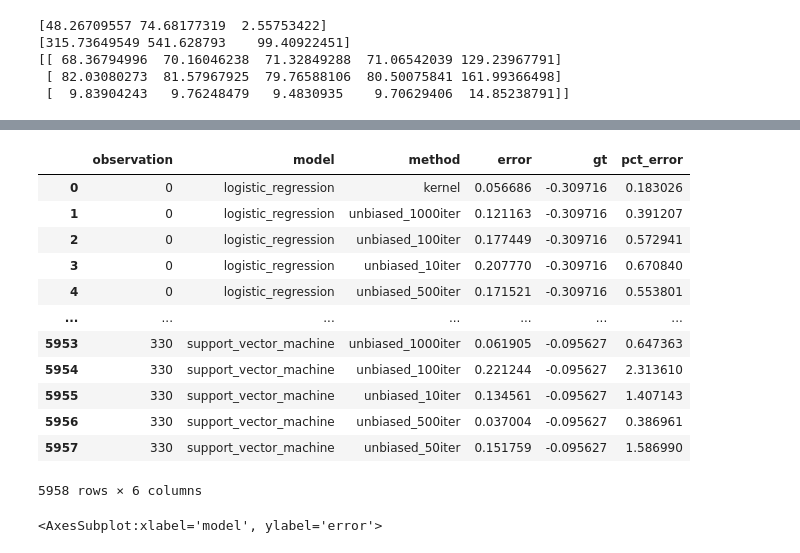
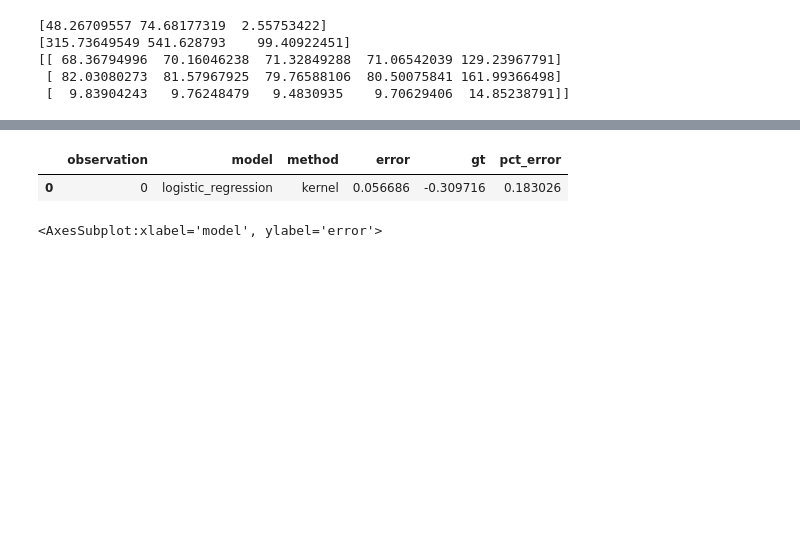
Before and after one commit to ModelOriented/DALEX, a Jupyter notebook: python/dalex/unbiased_kernel_shap_showroom/notebooks/load_data.ipynb, the cells around one changed output, grey strips where cells are left out. Cells and saved outputs as stored; diff of their text form; code cells hidden in the pictures; blank space fills up the shorter version.

```diff
--- a/python/dalex/unbiased_kernel_shap_showroom/notebooks/load_data.ipynb
+++ b/python/dalex/unbiased_kernel_shap_showroom/notebooks/load_data.ipynb
@@ -42,19 +38,21 @@ arr = load_result("random_forest", "10")
 def create_comparison_df(model: str, method: str, gt_method: str) -> pd.DataFrame:
     gt_df = load_df(model, gt_method)
     df = load_df(model, method)
-    df['model'] = model
-    df['method'] = method if method == 'kernel' else f'unbiased_{method}iter'
+    df["model"] = model
+    df["method"] = method if method == "kernel" else f"unbiased_{method}iter"
     res = df.merge(
         gt_df.rename(columns={"shap_value": "gt"}),
         how="inner",
         on=["observation", "feature"],
         validate="1:1",
     )
-    res['error'] = abs(res.shap_value - res['gt'])
-    # res['pct_diff'] = res['diff'] / abs(res['gt'])
+    res["error"] = abs(res.shap_value - res["gt"])
     return res
 
-def compare_all_dfs(models: List[str], methods: List[str], gt_method: str) -> pd.DataFrame:
+
+def compare_all_dfs(
+    models: List[str], methods: List[str], gt_method: str
+) -> pd.DataFrame:
     dfs = []
     for model in models:
         for method in methods:
@@ -97,20 +73,11 @@ all_df
 # %%
-agg_features_df = all_df.groupby(['observation', 'model', 'method'], as_index=False)[['error', 'gt']].sum()
-agg_features_df['pct_error'] = agg_features_df['error'] / agg_features_df['gt'].abs()
+agg_features_df = all_df.groupby(["observation", "model", "method"], as_index=False)[
+    ["error", "gt"]
+].sum()
+agg_features_df["pct_error"] = agg_features_df["error"] / agg_features_df["gt"].abs()
 # agg_features_df = agg_features_df.sort_values('diff')
-agg_features_df
+agg_features_df.head(1)
 # %% [output]
 |  | observation | model | method | error | gt | pct_error |
 | 0 | 0 | logistic_regression | kernel | 0.056686 | -0.309716 | 0.183026 |
-| 1 | 0 | logistic_regression | unbiased_1000iter | 0.121163 | -0.309716 | 0.391207 |
-| 2 | 0 | logistic_regression | unbiased_100iter | 0.177449 | -0.309716 | 0.572941 |
-| 3 | 0 | logistic_regression | unbiased_10iter | 0.207770 | -0.309716 | 0.670840 |
-| 4 | 0 | logistic_regression | unbiased_500iter | 0.171521 | -0.309716 | 0.553801 |
-| ... | ... | ... | ... | ... | ... | ... |
-| 5953 | 330 | support_vector_machine | unbiased_1000iter | 0.061905 | -0.095627 | 0.647363 |
-| 5954 | 330 | support_vector_machine | unbiased_100iter | 0.221244 | -0.095627 | 2.313610 |
-| 5955 | 330 | support_vector_machine | unbiased_10iter | 0.134561 | -0.095627 | 1.407143 |
-| 5956 | 330 | support_vector_machine | unbiased_500iter | 0.037004 | -0.095627 | 0.386961 |
-| 5957 | 330 | support_vector_machine | unbiased_50iter | 0.151759 | -0.095627 | 1.586990 |
-5958 rows × 6 columns
 # %%
```
Also changed, not shown: parts of 6 cells of this notebook.
